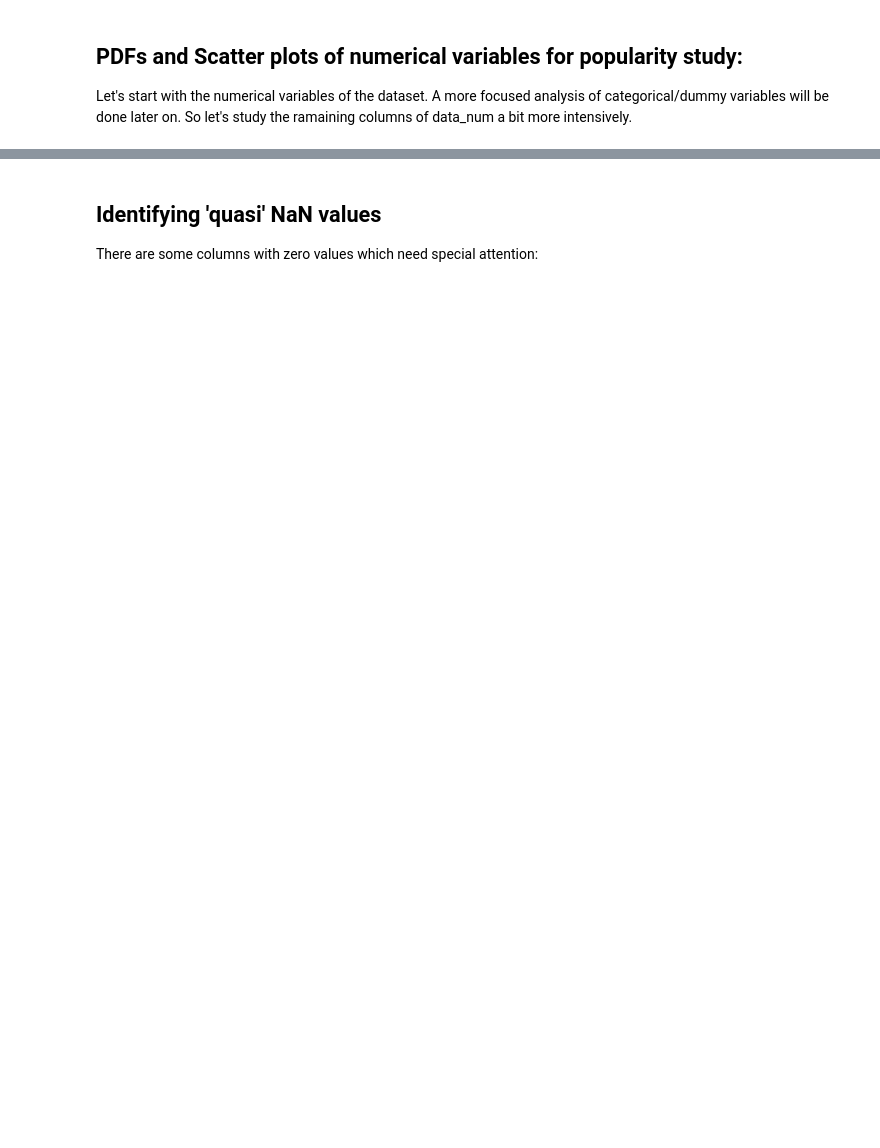
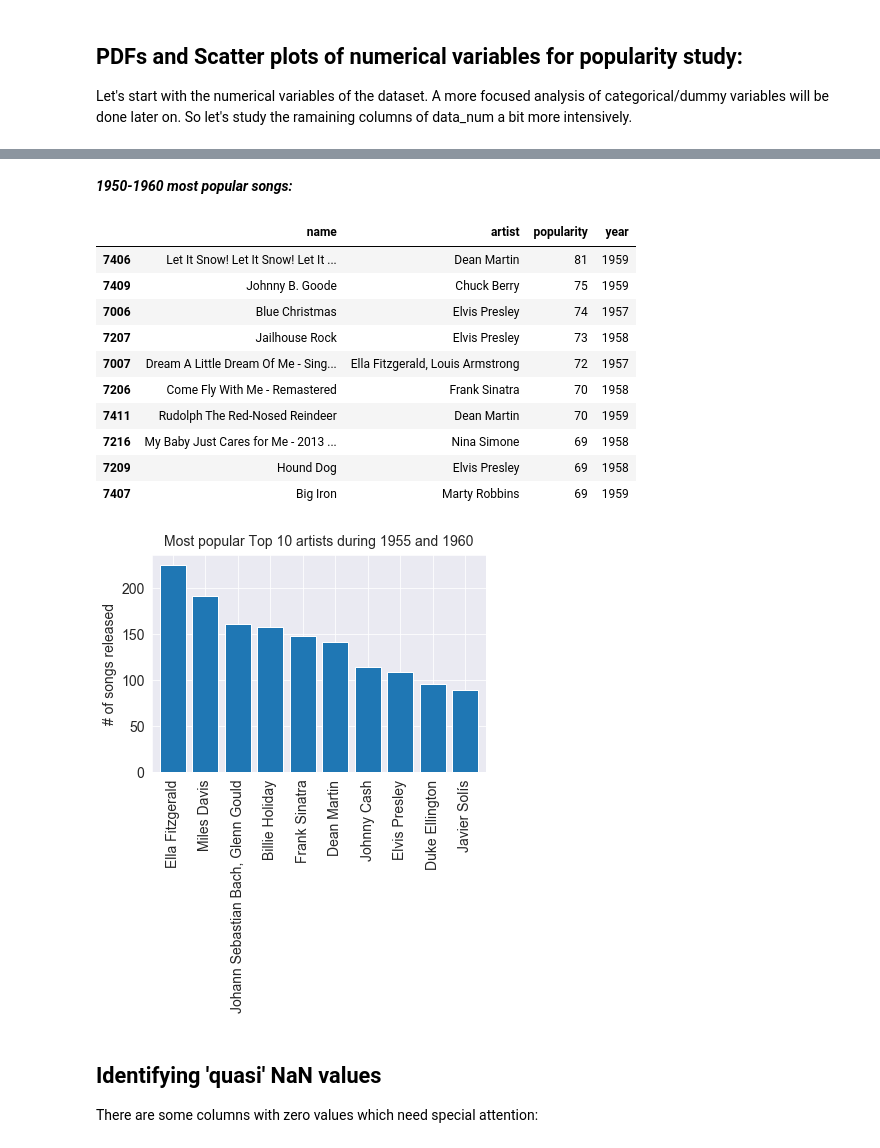
Before and after one commit to ddhartma/Spotify-dataset-analysis-160kTracks-1921-2020, a Jupyter notebook: project_1_write_a_data_science_blog_post.ipynb, the cells around one changed output, grey strips where cells are left out. Saved outputs shown, nothing was run; the diff lists cells and outputs as text; code cells hidden in the pictures; blank space fills up the shorter version.

```diff
--- a/project_1_write_a_data_science_blog_post.ipynb
+++ b/project_1_write_a_data_science_blog_post.ipynb
@@ -303,3 +451,25 @@ Those phenomena will be studied in more detail in the next sections: 'Identifyin
+# %%
+data_late50s_topArtists = df[(df['year'] > 1955) & (df['year'] < 1960)].sort_values(by='popularity', ascending=False)
+printmd('***1950-1960 most popular songs:***')
+data_late50s_topArtists.loc[:,'artist'] = data_late50s_topArtists['artists'].map(lambda x: x.replace('[', '').replace(']', '').replace('\'', ''))
+
+display(data_late50s_topArtists[['name', 'artist', 'popularity', 'year']].head(10))
+
+plot_bar(data_late50s_topArtists['artist'].value_counts().head(10), title ='Most popular Top 10 artists during 1955 and 1960', y_label = '# of songs released', width=0.8)
+# %% [output]
+***1950-1960 most popular songs:***
+|  | name | artist | popularity | year |
+| 7406 | Let It Snow! Let It Snow! Let It ... | Dean Martin | 81 | 1959 |
+| 7409 | Johnny B. Goode | Chuck Berry | 75 | 1959 |
+| 7006 | Blue Christmas | Elvis Presley | 74 | 1957 |
+| 7207 | Jailhouse Rock | Elvis Presley | 73 | 1958 |
+| 7007 | Dream A Little Dream Of Me - Sing... | Ella Fitzgerald, Louis Armstrong | 72 | 1957 |
+| 7206 | Come Fly With Me - Remastered | Frank Sinatra | 70 | 1958 |
+| 7411 | Rudolph The Red-Nosed Reindeer | Dean Martin | 70 | 1959 |
+| 7216 | My Baby Just Cares for Me - 2013 ... | Nina Simone | 69 | 1958 |
+| 7209 | Hound Dog | Elvis Presley | 69 | 1958 |
+| 7407 | Big Iron | Marty Robbins | 69 | 1959 |
+[figure, added]
 # %% [markdown]
 ## Identifying 'quasi' NaN values
 There are some columns with zero values which need special attention:
```
Also changed, not shown: parts of 38 cells of this notebook, 1 other file.
